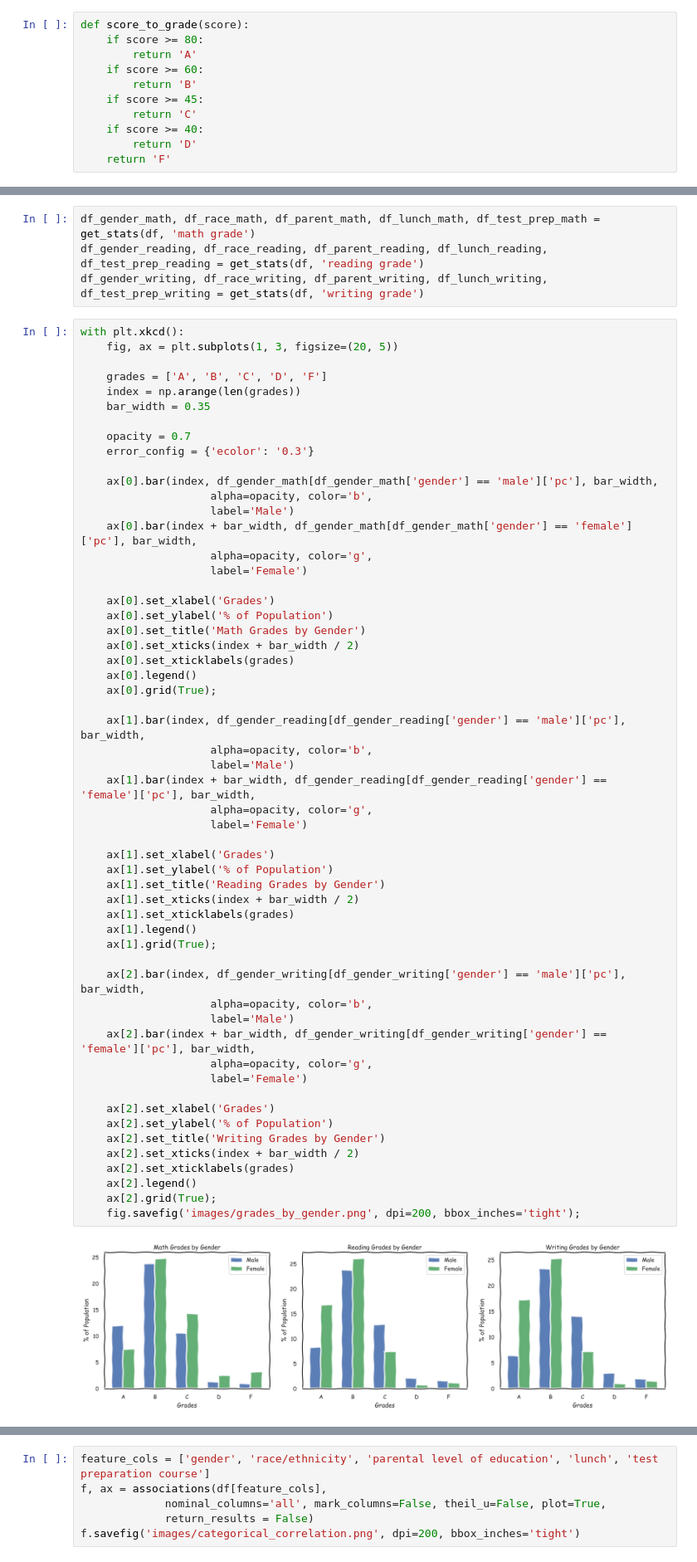
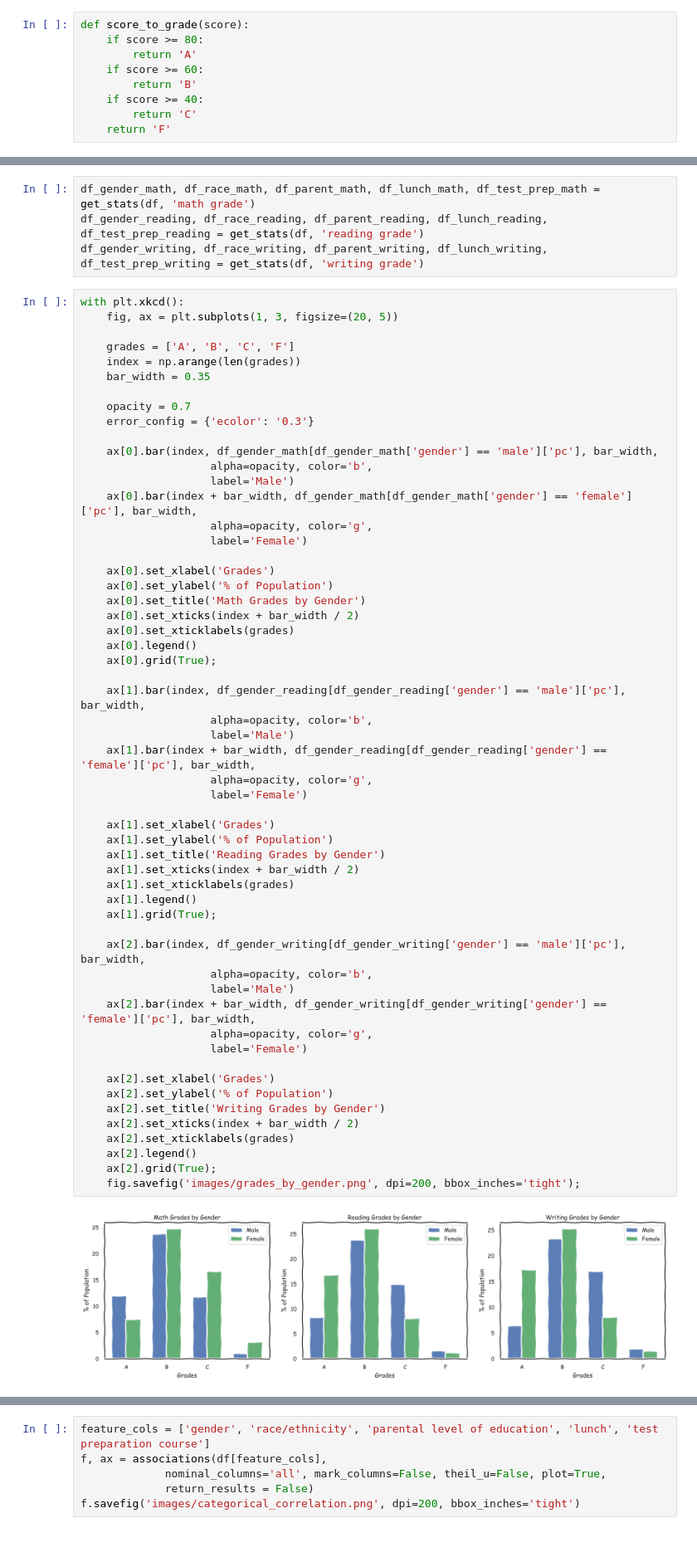
Before and after one commit to thampiman/msdn-digp-blog, a Jupyter notebook: interpretability/Features.ipynb, the cells around one changed output, grey strips where cells are left out. Shown at 83% size. Saved outputs shown, nothing was run; the diff lists cells and outputs as text.

```diff
--- a/interpretability/Features.ipynb
+++ b/interpretability/Features.ipynb
@@ -55,10 +57,8 @@ def score_to_grade(score):
         return 'A'
     if score >= 60:
         return 'B'
-    if score >= 45:
+    if score >= 40:
         return 'C'
-    if score >= 40:
-        return 'D'
     return 'F'
 # %%
 # Source: https://github.com/shakedzy/dython/blob/master/dython/nominal.py
@@ -340,7 +337,7 @@ df_gender_writing, df_race_writing, df_parent_writing, df_lunch_writing, df_test
 with plt.xkcd():
     fig, ax = plt.subplots(1, 3, figsize=(20, 5))
 
-    grades = ['A', 'B', 'C', 'D', 'F']
+    grades = ['A', 'B', 'C', 'F']
     index = np.arange(len(grades))
     bar_width = 0.35
 
@@ -366,34 +363,34 @@ with plt.xkcd():
                     alpha=opacity, color='b',
                     label='Male')
     ax[1].bar(index + bar_width, df_gender_reading[df_gender_reading['gender'] == 'female']['pc'], bar_width,
                     alpha=opacity, color='g',
                     label='Female')
 
     ax[1].set_xlabel('Grades')
     ax[1].set_ylabel('% of Population')
     ax[1].set_title('Reading Grades by Gender')
     ax[1].set_xticks(index + bar_width / 2)
     ax[1].set_xticklabels(grades)
     ax[1].legend()
     ax[1].grid(True);
 
     ax[2].bar(index, df_gender_writing[df_gender_writing['gender'] == 'male']['pc'], bar_width,
                     alpha=opacity, color='b',
                     label='Male')
     ax[2].bar(index + bar_width, df_gender_writing[df_gender_writing['gender'] == 'female']['pc'], bar_width,
                     alpha=opacity, color='g',
                     label='Female')
 
     ax[2].set_xlabel('Grades')
     ax[2].set_ylabel('% of Population')
     ax[2].set_title('Writing Grades by Gender')
     ax[2].set_xticks(index + bar_width / 2)
     ax[2].set_xticklabels(grades)
     ax[2].legend()
     ax[2].grid(True);
     fig.savefig('images/grades_by_gender.png', dpi=200, bbox_inches='tight');
 # %% [output]
-[figure, old version]
+[figure, new version]
 # %%
 with plt.xkcd():
     fig, ax = plt.subplots(1, 3, figsize=(20, 5))
```
Also changed, not shown: parts of 41 cells of this notebook, 3 other files.
